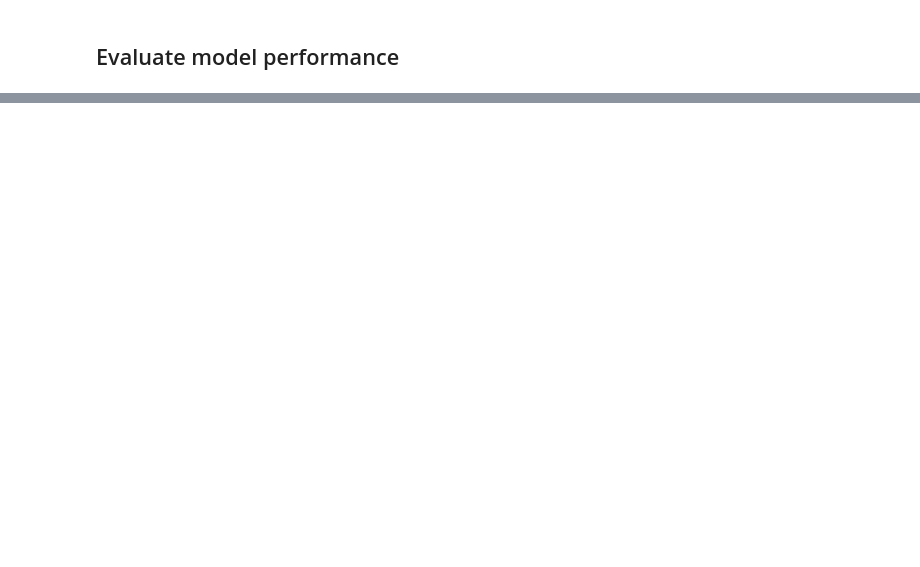
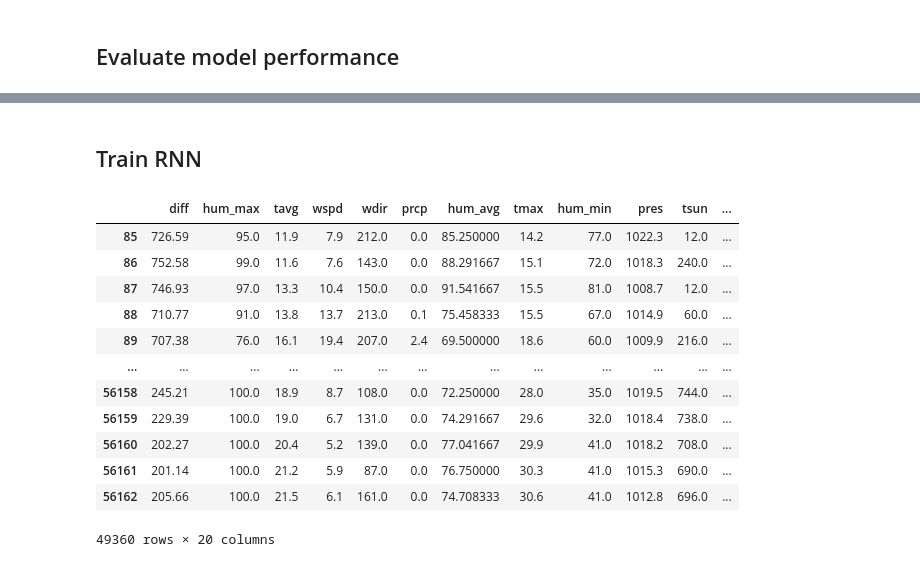
Before and after one commit to marja-w/energy-forecast-benchmark, a Jupyter notebook: notebooks/1.0-mw-fcn-training.ipynb, the cells around one changed output, grey strips where cells are left out. Drawn from its saved outputs; the diff is of its cells as text; code cells hidden in the pictures; blank space fills up the shorter version.

```diff
--- a/notebooks/1.0-mw-fcn-training.ipynb
+++ b/notebooks/1.0-mw-fcn-training.ipynb
@@ -59,0 +31,35 @@ The split ensures:
+# %%
+import numpy as np
+import pandas as pd
+
+df = df.to_pandas()
+# Initialize empty train and test dataframes
+train_df = pd.DataFrame()
+test_df = pd.DataFrame()
+
+# Get unique IDs
+unique_ids = df['id'].unique()
+
+# For each ID, split its data 80-20
+for id_value in unique_ids:
+    id_data = df[df['id'] == id_value]
+
+    # Calculate split point at 80%
+    split_idx = int(len(id_data) * 0.8)
+
+    # Split the data for this ID
+    train_df = pd.concat([train_df, id_data.iloc[:split_idx]])
+    test_df = pd.concat([test_df, id_data.iloc[split_idx:]])
+
+# Reset indices
+train_df = train_df.reset_index(drop=True)
+test_df = test_df.reset_index(drop=True)
+
+# Print shapes to verify the split
+print(f"Train shape: {train_df.shape}")
+print(f"Test shape: {test_df.shape}")
+
+# Verify that all ids are in both sets
+print("\nUnique IDs in train:", train_df['id'].nunique())
+print("Unique IDs in test:", test_df['id'].nunique())
+print("All IDs present in both sets:", set(train_df['id'].unique()) == set(test_df['id'].unique()))
@@ -226,0 +228,18 @@ plt.show()
+# %% [markdown]
+## Train RNN
+# %%
+X_train
+# %% [output]
+|  | diff | hum_max | tavg | wspd | wdir | prcp | hum_avg | tmax | hum_min | pres | tsun | ... |
+| 85 | 726.59 | 95.0 | 11.9 | 7.9 | 212.0 | 0.0 | 85.250000 | 14.2 | 77.0 | 1022.3 | 12.0 | ... |
+| 86 | 752.58 | 99.0 | 11.6 | 7.6 | 143.0 | 0.0 | 88.291667 | 15.1 | 72.0 | 1018.3 | 240.0 | ... |
+| 87 | 746.93 | 97.0 | 13.3 | 10.4 | 150.0 | 0.0 | 91.541667 | 15.5 | 81.0 | 1008.7 | 12.0 | ... |
+| 88 | 710.77 | 91.0 | 13.8 | 13.7 | 213.0 | 0.1 | 75.458333 | 15.5 | 67.0 | 1014.9 | 60.0 | ... |
+| 89 | 707.38 | 76.0 | 16.1 | 19.4 | 207.0 | 2.4 | 69.500000 | 18.6 | 60.0 | 1009.9 | 216.0 | ... |
+| ... | ... | ... | ... | ... | ... | ... | ... | ... | ... | ... | ... | ... |
+| 56158 | 245.21 | 100.0 | 18.9 | 8.7 | 108.0 | 0.0 | 72.250000 | 28.0 | 35.0 | 1019.5 | 744.0 | ... |
+| 56159 | 229.39 | 100.0 | 19.0 | 6.7 | 131.0 | 0.0 | 74.291667 | 29.6 | 32.0 | 1018.4 | 738.0 | ... |
+| 56160 | 202.27 | 100.0 | 20.4 | 5.2 | 139.0 | 0.0 | 77.041667 | 29.9 | 41.0 | 1018.2 | 708.0 | ... |
+| 56161 | 201.14 | 100.0 | 21.2 | 5.9 | 87.0 | 0.0 | 76.750000 | 30.3 | 41.0 | 1015.3 | 690.0 | ... |
+| 56162 | 205.66 | 100.0 | 21.5 | 6.1 | 161.0 | 0.0 | 74.708333 | 30.6 | 41.0 | 1012.8 | 696.0 | ... |
+49360 rows × 20 columns
```
Also changed, not shown: parts of 14 cells of this notebook, 5 other files.
